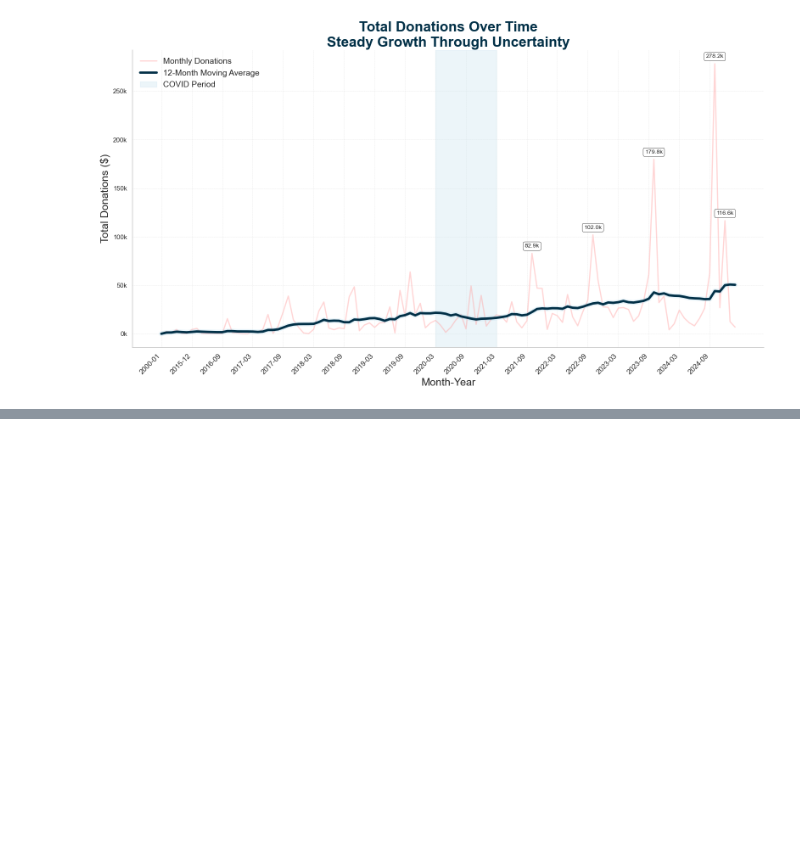
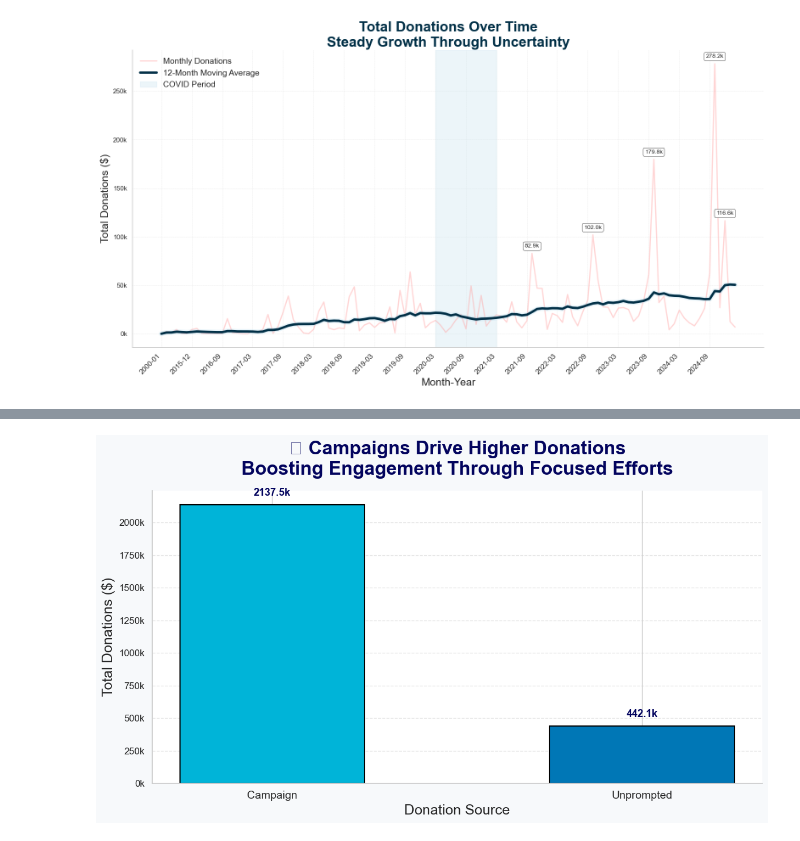
Before and after one commit to aniketgauba67/BRDC_25, a Jupyter notebook: BRDC.ipynb, the cells around one changed output, grey strips where cells are left out. Saved outputs shown, nothing was run; the diff lists cells and outputs as text; code cells hidden in the pictures; blank space fills up the shorter version.

```diff
--- a/BRDC.ipynb
+++ b/BRDC.ipynb
@@ -356,0 +491,66 @@ plt.show()
+# %%
+# --- 5.3 Campaign vs Unprompted Donations ---
+
+# Create clean label
+data['Campaign_Status'] = data['Campaign'].apply(lambda x: 'Campaign' if pd.notnull(x) and x != '' else 'Unprompted')
+
+# Group
+campaign_summary = data.groupby('Campaign_Status')['Revenue Amount'].sum().reset_index()
+campaign_summary = campaign_summary.sort_values('Revenue Amount', ascending=False)
+
+# Plot
+fig, ax = plt.subplots(figsize=(12, 7))
+
+# Set colors
+colors = ['#00b4d8', '#0077b6']  # Teal blue + Navy
+
+# Create bars
+bars = ax.bar(campaign_summary['Campaign_Status'],
+              campaign_summary['Revenue Amount'],
+              color=colors,
+              edgecolor='black',
+              linewidth=1.5,
+              width=0.5)
+
+# Titles and Labels
+ax.set_title('🌟 Campaigns Drive Higher Donations\nBoosting Engagement Through Focused Efforts',
+             fontsize=24, fontweight='bold', color='#03045e', loc='center', pad=20)
+ax.set_xlabel('Donation Source', fontsize=18)
+ax.set_ylabel('Total Donations ($)', fontsize=18)
+
+# Format Y-axis nicely
+ax.yaxis.set_major_formatter(ticker.FuncFormatter(lambda x, pos: f'{int(x*1e-3)}k'))
+
+# Gridlines - soft
+ax.grid(axis='y', linestyle='--', alpha=0.5)
+
+# Remove top and right spines
+ax.spines['top'].set_visible(False)
+ax.spines['right'].set_visible(False)
+
+# Annotate exact donation values
+for bar in bars:
+    height = bar.get_height()
+    ax.annotate(f'{height/1000:.1f}k',
+                xy=(bar.get_x() + bar.get_width()/2, height),
+                xytext=(0, 8),
+                textcoords="offset points",
+                ha='center', va='bottom',
+                fontsize=13, fontweight='bold', color='#03045e')
+
+# Style X-ticks
+plt.xticks(fontsize=14)
+
+# Style Y-ticks
+plt.yticks(fontsize=12)
+
+# Add slight background shade
+fig.patch.set_facecolor('#f7f9fb')  # Very light gray background
+
+# Tight Layout
+plt.tight_layout()
+
+# Show plot
+plt.show()
+# %% [output]
+[figure, added]
```
Also changed, not shown: parts of 19 cells of this notebook.
